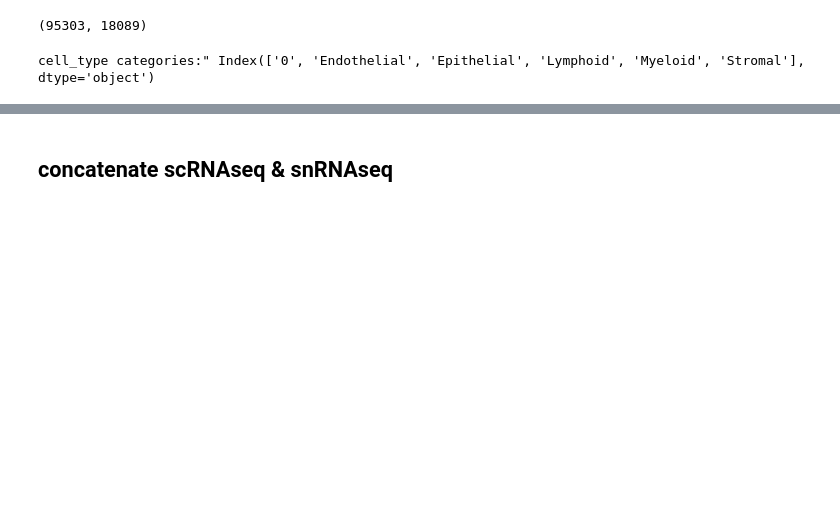
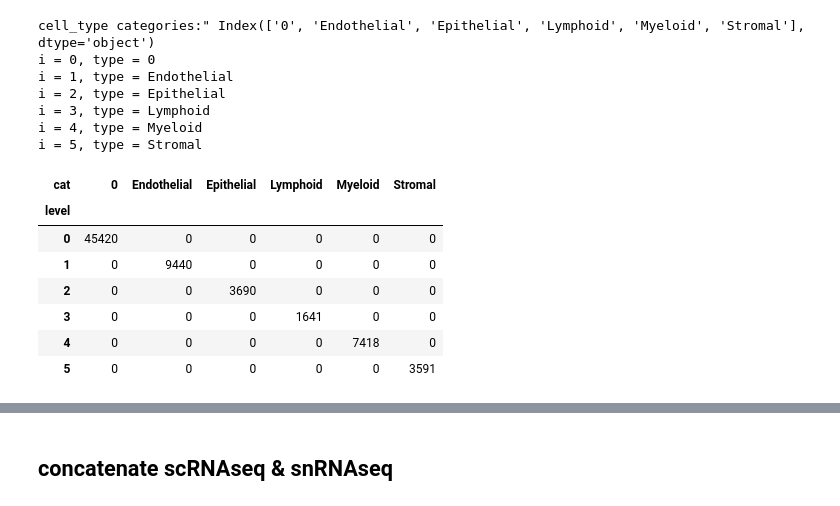
Before and after one commit to Irisapo/yyyyvae, a Jupyter notebook: script/VAE_snRNAseq_latent1280.ipynb, the cells around one changed output, grey strips where cells are left out. Saved outputs shown, nothing was run; the diff lists cells and outputs as text; code cells hidden in the pictures; blank space fills up the shorter version.

```diff
--- a/script/VAE_snRNAseq_latent1280.ipynb
+++ b/script/VAE_snRNAseq_latent1280.ipynb
@@ -24,14 +24,18 @@ UCE_filtered_DIR = '/home/syyang/GitRepo/cs294/finalproject/data/UCEgenes_anndat
 adipose_sn_file = 'adata_with_infer_multiresleiden_toR_Xastypeinteger_proc.h5ad'
 adipose_sn_ad = sc.read_h5ad(os.path.join(UCE_filtered_DIR,  adipose_sn_file) )
 
-adipose_sn_ad.obs['sample'] = adipose_sn_ad.obs['sample'].astype('category')
-adipose_sn_ad.obs['leiden_scVI_res0.9'] = adipose_sn_ad.obs['leiden_scVI_res0.9'].astype('category')
+
 
 seurat_cluster_type = pd.read_csv('/home/syyang/adipose_arionas/seurat_cluster_label_2.csv')
 adipose_sn_ad.obs = adipose_sn_ad.obs.reset_index().merge(seurat_cluster_type, left_on='seurat_clusters', right_on='seurat_clusters', how='left').set_index('index')
 
 adipose_sn_ad.obs.loc[adipose_sn_ad.obs['mapped_cell_type'] == '?', 'mapped_cell_type'] = '0'  # set unknown to 0
 adipose_sn_ad.obs['mapped_cell_type'] = adipose_sn_ad.obs['mapped_cell_type'].astype('category')
+
+
+adipose_sn_ad.obs['sample'] = adipose_sn_ad.obs['sample'].astype('category')
+adipose_sn_ad.obs['leiden_scVI_res0.9'] = adipose_sn_ad.obs['leiden_scVI_res0.9'].astype('category')
+adipose_sn_ad.obs['seurat_clusters'] = adipose_sn_ad.obs['seurat_clusters'].astype('category')
 # %%
 # load human lung disease dataset (scRNAseq)
 sc_adata_file = '/home/syyang/GitRepo/cs294/finalproject/UCE_downloads/human_lung_disease.h5ad'
@@ -40,22 +44,34 @@ human_lung_disease = sc.read_h5ad(sc_adata_file)
 healthy_human_lung = human_lung_disease[human_lung_disease.obs['Disease_Identity'] == 'Control']
 # remove multiplets
 healthy_human_lung = healthy_human_lung[healthy_human_lung.obs['CellType_Category'] != 'Multiplet']
+healthy_human_lung.obs['mapped_cell_type'] = healthy_human_lung.obs['CellType_Category']
 healthy_human_lung.shape
 
+sc_latent_center = healthy_human_lung.obsm['X_uce'].mean(axis=0)
 
 # Calculate the latent center for each celltype (using scRNAseq data)
 celltypes = healthy_human_lung.obs['CellType_Category'].unique()
 scRNAseq_celltype_latent_center = {}
 for type in celltypes:
     scRNAseq_celltype_latent_center[type] = healthy_human_lung[healthy_human_lung.obs['CellType_Category'] == type].obsm['X_uce'].mean(axis=0)
+
+sc_latent_center = healthy_human_lung.obsm['X_uce'].mean(axis=0)
-# %% [output]
-(95303, 18089)
 # %%
 print(f'cell_type categories:" {adipose_sn_ad.obs["mapped_cell_type"].cat.categories}')
 
-cell_type_center_mean = torch.zeros((adipose_sn_ad.obs['mapped_cell_type'].cat.categories.nunique() - 1, 1280))
+cell_type_center_mean = torch.zeros((adipose_sn_ad.obs['mapped_cell_type'].cat.categories.nunique() , 1280))
 for i, type in enumerate(adipose_sn_ad.obs['mapped_cell_type'].cat.categories):
+    print(f"i = {i}, type = {type}")
     if type != '0':
-        cell_type_center_mean[i-1] = torch.tensor(scRNAseq_celltype_latent_center[type])
+        cell_type_center_mean[i] = torch.tensor(scRNAseq_celltype_latent_center[type])
+
+    else:
+        cell_type_center_mean[i] = torch.tensor(sc_latent_center)
 # %% [output]
 cell_type categories:" Index(['0', 'Endothelial', 'Epithelial', 'Lymphoid', 'Myeloid', 'Stromal'], dtype='object')
+i = 0, type = 0
+i = 1, type = Endothelial
+i = 2, type = Epithelial
+i = 3, type = Lymphoid
+i = 4, type = Myeloid
+i = 5, type = Stromal
@@ -61,0 +83,12 @@ cell_type categories:" Index(['0', 'Endothelial', 'Epithelial', 'Lymphoid', 'Mye
+# %%
+dd = pd.DataFrame({'cat': adipose_sn_ad.obs['mapped_cell_type'].values, "level": adipose_sn_ad.obs['mapped_cell_type'].cat.codes})
+dd.groupby(['level', 'cat']).size().unstack()
+# %% [output]
+| cat | 0 | Endothelial | Epithelial | Lymphoid | Myeloid | Stromal |
+| level |  |  |  |  |  |  |
+| 0 | 45420 | 0 | 0 | 0 | 0 | 0 |
+| 1 | 0 | 9440 | 0 | 0 | 0 | 0 |
+| 2 | 0 | 0 | 3690 | 0 | 0 | 0 |
+| 3 | 0 | 0 | 0 | 1641 | 0 | 0 |
+| 4 | 0 | 0 | 0 | 0 | 7418 | 0 |
+| 5 | 0 | 0 | 0 | 0 | 0 | 3591 |
```
Also changed, not shown: parts of 20 cells of this notebook.
